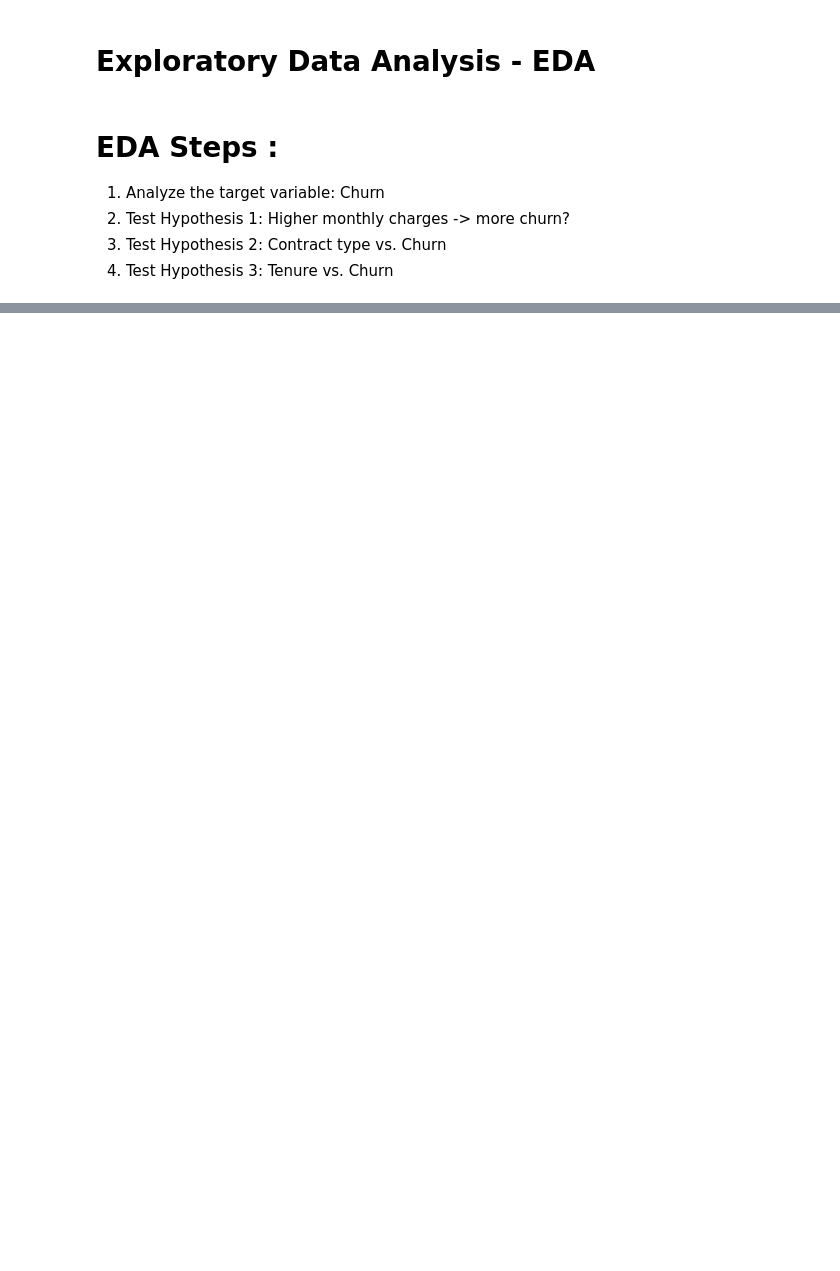
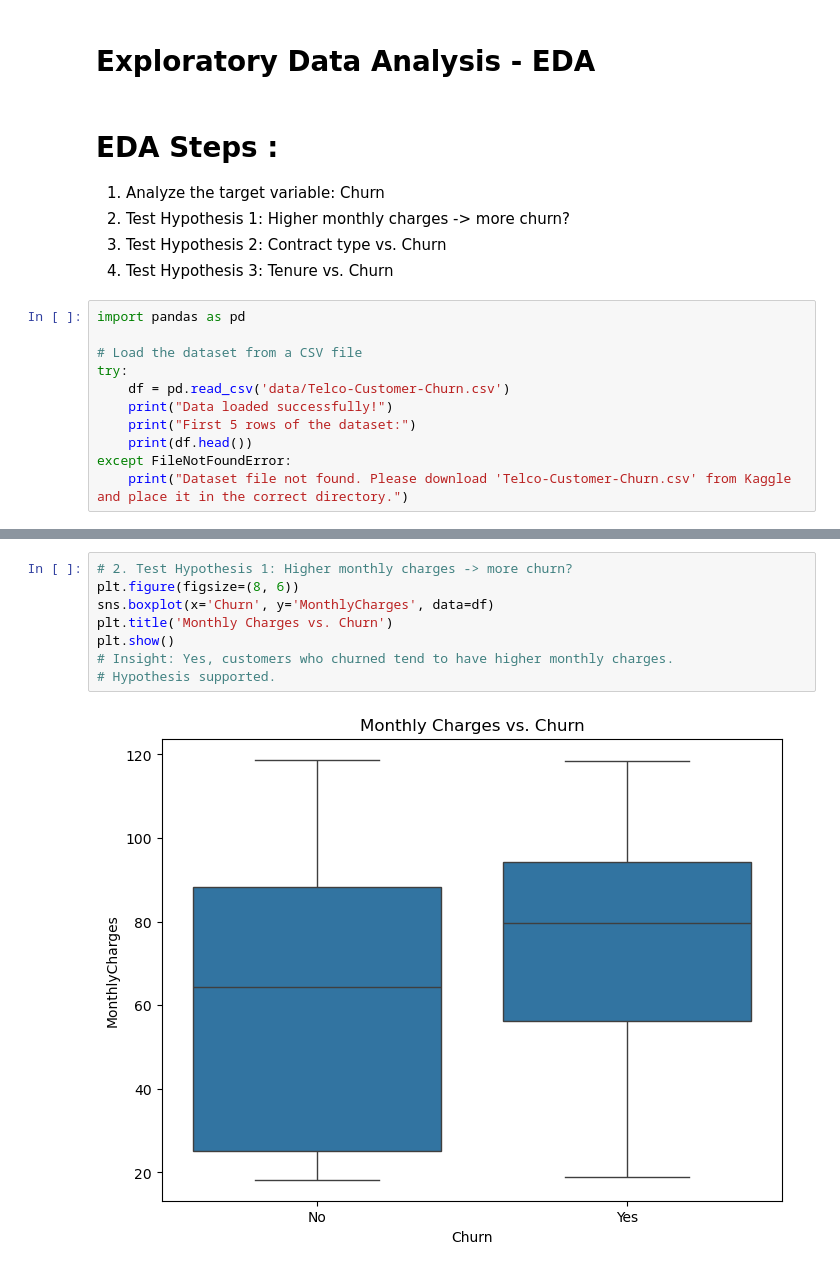
Before and after one commit to niranjk/telco-customer-churn-prediction, a Jupyter notebook: notebook/eda_telco_customer_churn.ipynb, the cells around one changed output, grey strips where cells are left out. Cells and saved outputs as stored; diff of their text form; blank space fills up the shorter version.

Commit message:
customer churn

```diff
--- a/notebook/eda_telco_customer_churn.ipynb
+++ b/notebook/eda_telco_customer_churn.ipynb
@@ -6,3 +6,14 @@
 2. Test Hypothesis 1: Higher monthly charges -> more churn?
 3. Test Hypothesis 2: Contract type vs. Churn
 4. Test Hypothesis 3: Tenure vs. Churn
+# %%
+import pandas as pd
+
+# Load the dataset from a CSV file
+try:
+    df = pd.read_csv('data/Telco-Customer-Churn.csv')
+    print("Data loaded successfully!")
+    print("First 5 rows of the dataset:")
+    print(df.head())
+except FileNotFoundError:
+    print("Dataset file not found. Please download 'Telco-Customer-Churn.csv' from Kaggle and place it in the correct directory.")
@@ -21,0 +50,10 @@ NameError: name 'df' is not defined
+# %%
+# 2. Test Hypothesis 1: Higher monthly charges -> more churn?
+plt.figure(figsize=(8, 6))
+sns.boxplot(x='Churn', y='MonthlyCharges', data=df)
+plt.title('Monthly Charges vs. Churn')
+plt.show()
+# Insight: Yes, customers who churned tend to have higher monthly charges.
+# Hypothesis supported.
+# %% [output]
+[figure, added]
```
Also changed, not shown: parts of 4 cells of this notebook, 1 other file.
